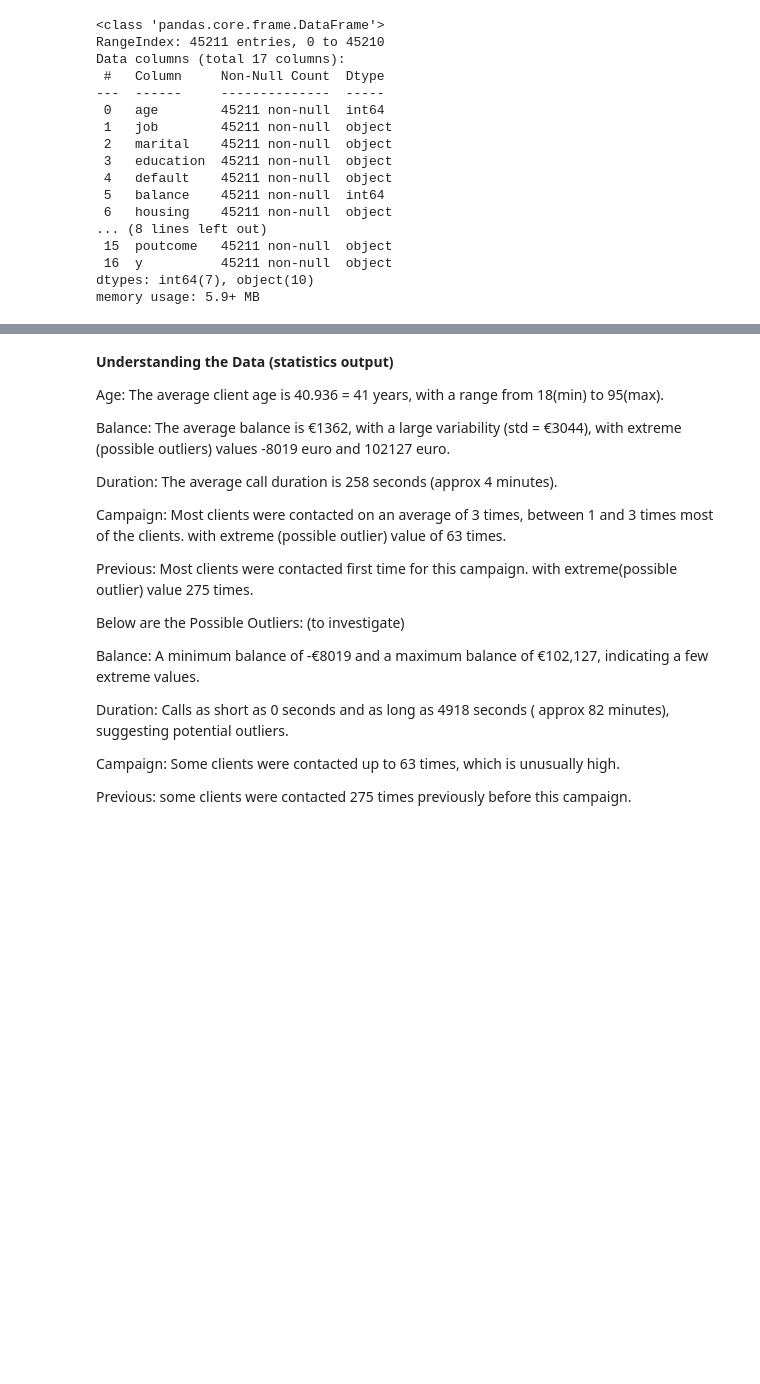
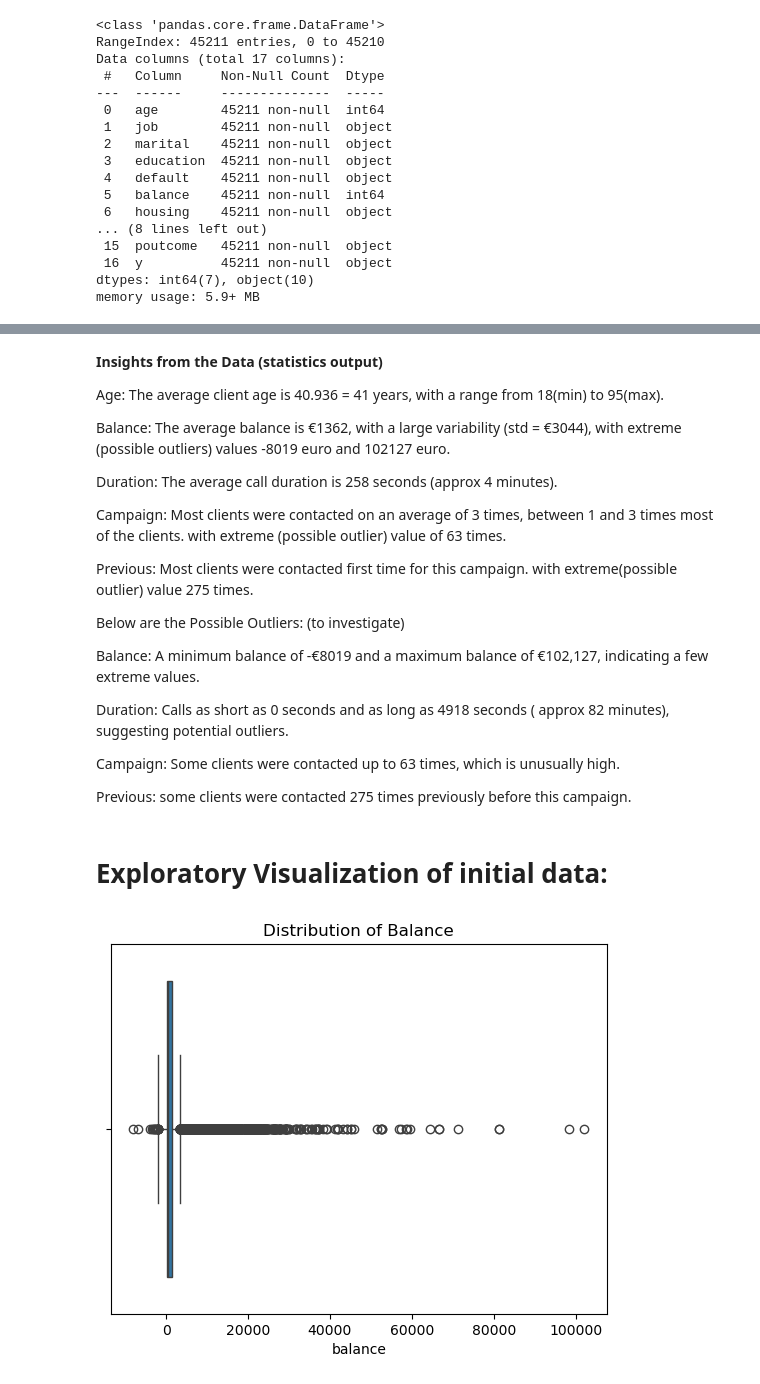
Before and after one commit to amirfarimani/DSI_Team_Project_Bank_Marketing, a Jupyter notebook: experiments/data_processing.ipynb, the cells around one changed output, grey strips where cells are left out. Cells and saved outputs as stored; diff of their text form; code cells hidden in the pictures; blank space fills up the shorter version.

```diff
--- a/experiments/data_processing.ipynb
+++ b/experiments/data_processing.ipynb
@@ -163,7 +165,7 @@ df.describe()
 | 75% | 48.000000 | 1428.000000 | 21.000000 | 319.000000 | 3.000000 | -1.000000 | 0.000000 |
 | max | 95.000000 | 102127.000000 | 31.000000 | 4918.000000 | 63.000000 | 871.000000 | 275.000000 |
 # %% [markdown]
-**Understanding the Data (statistics output)**
+**Insights from the Data (statistics output)**
 
 Age: The average client age is 40.936 = 41 years, with a range from 18(min) to 95(max).
 
@@ -184,3 +186,5 @@ Duration: Calls as short as 0 seconds and as long as 4918 seconds ( approx 82 mi
 Campaign: Some clients were contacted up to 63 times, which is unusually high.
 
 Previous: some clients were contacted 275 times previously before this campaign.
+# %% [markdown]
+# Exploratory Visualization of initial data:
@@ -186,0 +195,7 @@ Previous: some clients were contacted 275 times previously before this campaign.
+# %%
+#  Boxplot for 'balance'. Helps to identify the outliers or skewed distribution
+sns.boxplot(x=df['balance'])
+plt.title("Distribution of Balance")
+plt.show()
+# %% [output]
+[figure, added]
```
Also changed, not shown: parts of 28 cells of this notebook.
